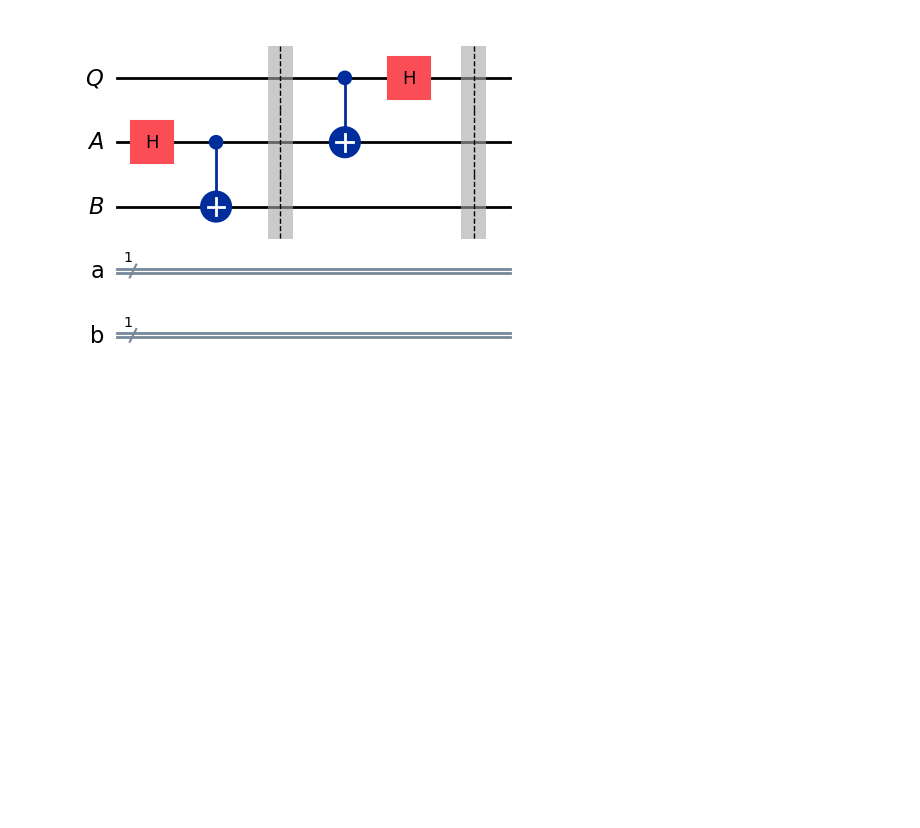
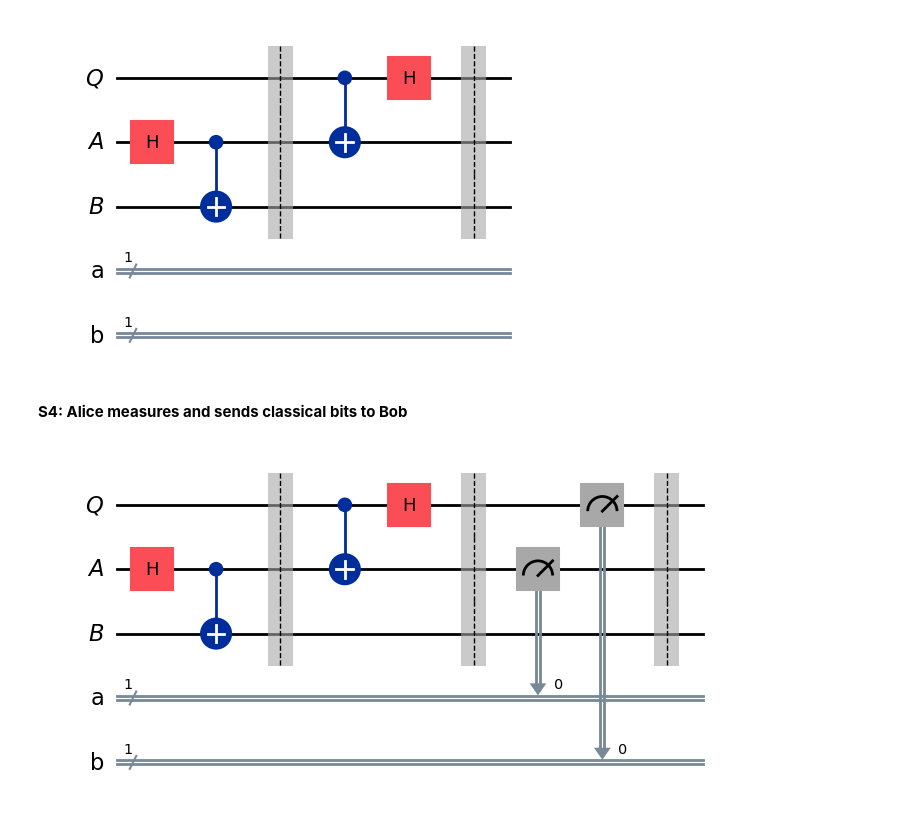
Before and after one commit to JayZeus999/IBM-Quantum-Learning, a Jupyter notebook: QM-Courses/quantum-teleportation.ipynb, the cells around one changed output. Cells and saved outputs as stored; diff of their text form; code cells hidden in the pictures; blank space fills up the shorter version.

Commit message:
Alice measures both qbs & sends classical bits to Bob

```diff
--- a/QM-Courses/quantum-teleportation.ipynb
+++ b/QM-Courses/quantum-teleportation.ipynb
@@ -48,3 +48,13 @@ protocol.barrier()
 protocol.draw(output="mpl")
 # %% [output]
 [figure]
+# %% [markdown]
+**S4: Alice measures and sends classical bits to Bob**
+# %%
+protocol.measure(ebit0, a)
+protocol.measure(qubit, b)
+
+protocol.barrier()
+protocol.draw(output="mpl")
+# %% [output]
+[figure, added]
```
